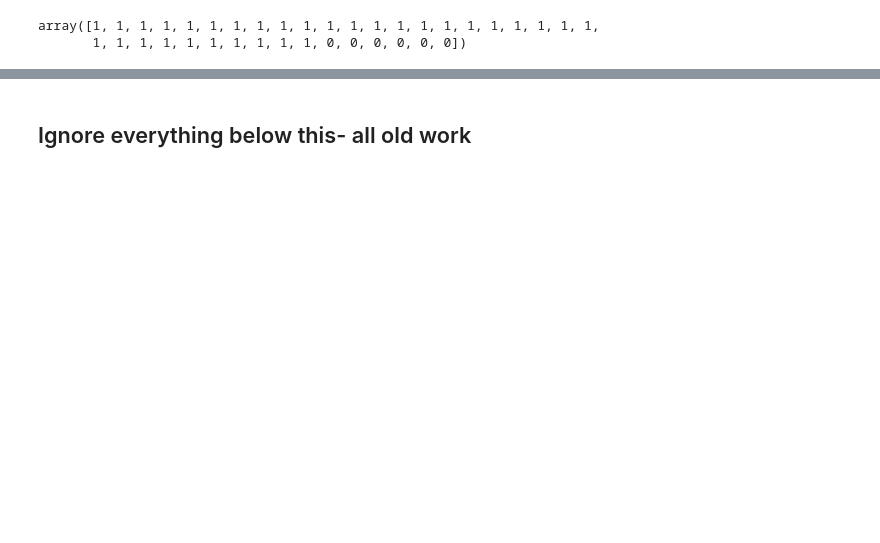
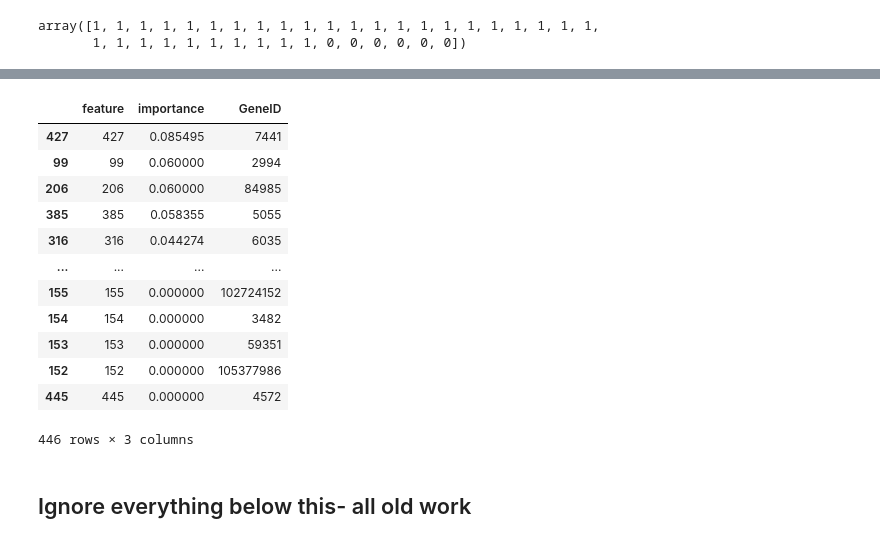
Before and after one commit to zoraizmohammad/LifeEdit-geneclassifier, a Jupyter notebook: Code/classifier_imt/forest_classifier.ipynb, the cells around one changed output, grey strips where cells are left out. Saved outputs shown, nothing was run; the diff lists cells and outputs as text; code cells hidden in the pictures; blank space fills up the shorter version.

```diff
--- a/Code/classifier_imt/forest_classifier.ipynb
+++ b/Code/classifier_imt/forest_classifier.ipynb
@@ -608,3 +1121,24 @@ feature_importances
+# %%
+genes_lst = []
+for feature in feature_importances['feature'].tolist():
+    genes_id = filtered_merged_data['GeneID'].tolist()[feature]
+    genes_lst.append(genes_id)
+feature_importances['GeneID'] = genes_lst
+feature_importances
+# %% [output]
+|  | feature | importance | GeneID |
+| 427 | 427 | 0.085495 | 7441 |
+| 99 | 99 | 0.060000 | 2994 |
+| 206 | 206 | 0.060000 | 84985 |
+| 385 | 385 | 0.058355 | 5055 |
+| 316 | 316 | 0.044274 | 6035 |
+| ... | ... | ... | ... |
+| 155 | 155 | 0.000000 | 102724152 |
+| 154 | 154 | 0.000000 | 3482 |
+| 153 | 153 | 0.000000 | 59351 |
+| 152 | 152 | 0.000000 | 105377986 |
+| 445 | 445 | 0.000000 | 4572 |
+446 rows × 3 columns
 # %% [markdown]
 ## Ignore everything below this- all old work
 # %%
```
Also changed, not shown: parts of 30 cells of this notebook.
